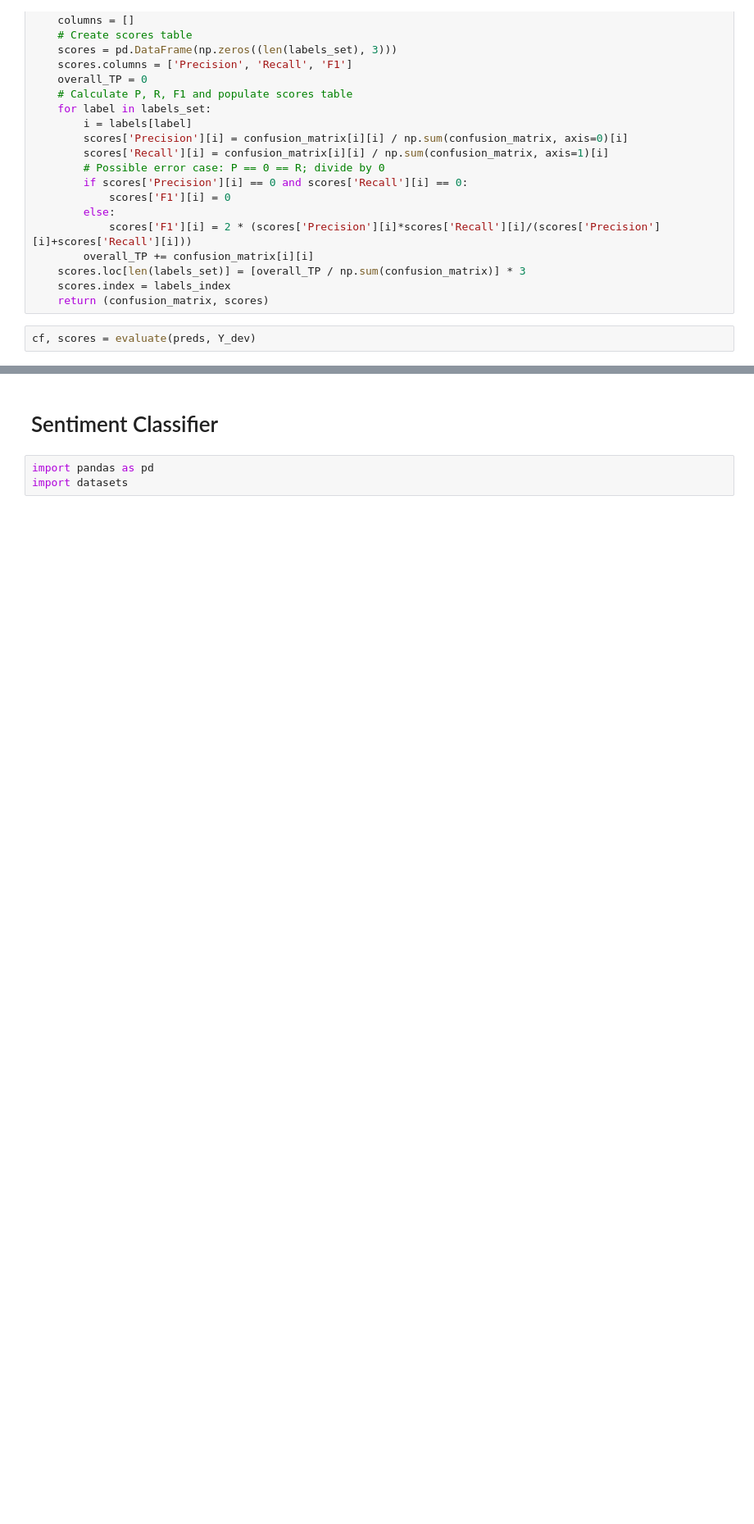
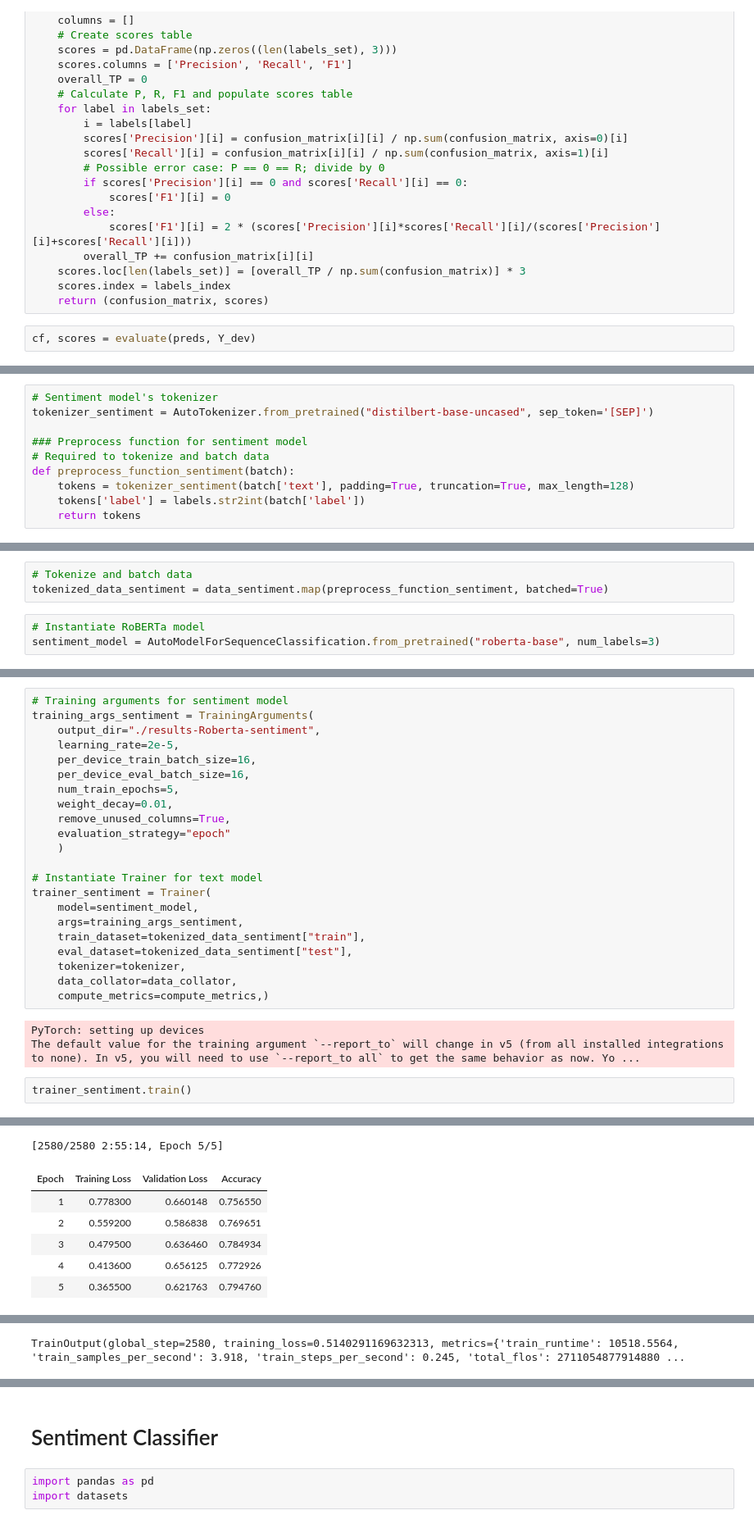
Before and after one commit to ChrisBagdon/Citation_Classification, a Jupyter notebook: bert.ipynb, the cells around one changed output, grey strips where cells are left out. Shown: that part at 82% size. Drawn from its saved outputs; the diff is of its cells as text; blank space fills up the shorter version.

```diff
--- a/bert.ipynb
+++ b/bert.ipynb
@@ -248,0 +191,10 @@ overall      0.851528  0.851528  0.851528
+# %%
+# Sentiment model's tokenizer
+tokenizer_sentiment = AutoTokenizer.from_pretrained("distilbert-base-uncased", sep_token='[SEP]')
+
+### Preprocess function for sentiment model
+# Required to tokenize and batch data
+def preprocess_function_sentiment(batch):
+    tokens = tokenizer_sentiment(batch['text'], padding=True, truncation=True, max_length=128)
+    tokens['label'] = labels.str2int(batch['label'])
+    return tokens
@@ -248,0 +219,6 @@ overall      0.851528  0.851528  0.851528
+# %%
+# Tokenize and batch data
+tokenized_data_sentiment = data_sentiment.map(preprocess_function_sentiment, batched=True)
+# %%
+# Instantiate RoBERTa model
+sentiment_model = AutoModelForSequenceClassification.from_pretrained("roberta-base", num_labels=3)
@@ -248,0 +243,28 @@ overall      0.851528  0.851528  0.851528
+# %%
+# Training arguments for sentiment model
+training_args_sentiment = TrainingArguments(
+    output_dir="./results-Roberta-sentiment",
+    learning_rate=2e-5,
+    per_device_train_batch_size=16,
+    per_device_eval_batch_size=16,
+    num_train_epochs=5,
+    weight_decay=0.01,
+    remove_unused_columns=True,
+    evaluation_strategy="epoch"
+    )
+
+# Instantiate Trainer for text model
+trainer_sentiment = Trainer(
+    model=sentiment_model,
+    args=training_args_sentiment,
+    train_dataset=tokenized_data_sentiment["train"],
+    eval_dataset=tokenized_data_sentiment["test"],
+    tokenizer=tokenizer,
+    data_collator=data_collator,
+    compute_metrics=compute_metrics,)
+# %% [output]
+PyTorch: setting up devices
+The default value for the training argument `--report_to` will change in v5 (from all installed integrations to none). In v5, you will need to use `--report_to all` to get the same behavior as now. Yo ...
+# %%
+trainer_sentiment.train()
+# %% [output]
@@ -248,0 +279,7 @@ overall      0.851528  0.851528  0.851528
+[2580/2580 2:55:14, Epoch 5/5]
+| Epoch | Training Loss | Validation Loss | Accuracy |
+| 1 | 0.778300 | 0.660148 | 0.756550 |
+| 2 | 0.559200 | 0.586838 | 0.769651 |
+| 3 | 0.479500 | 0.636460 | 0.784934 |
+| 4 | 0.413600 | 0.656125 | 0.772926 |
+| 5 | 0.365500 | 0.621763 | 0.794760 |
@@ -248,0 +303 @@ overall      0.851528  0.851528  0.851528
+TrainOutput(global_step=2580, training_loss=0.5140291169632313, metrics={'train_runtime': 10518.5564, 'train_samples_per_second': 3.918, 'train_steps_per_second': 0.245, 'total_flos': 2711054877914880 ...
```
Also changed, not shown: parts of 59 cells of this notebook, 7 other files.
